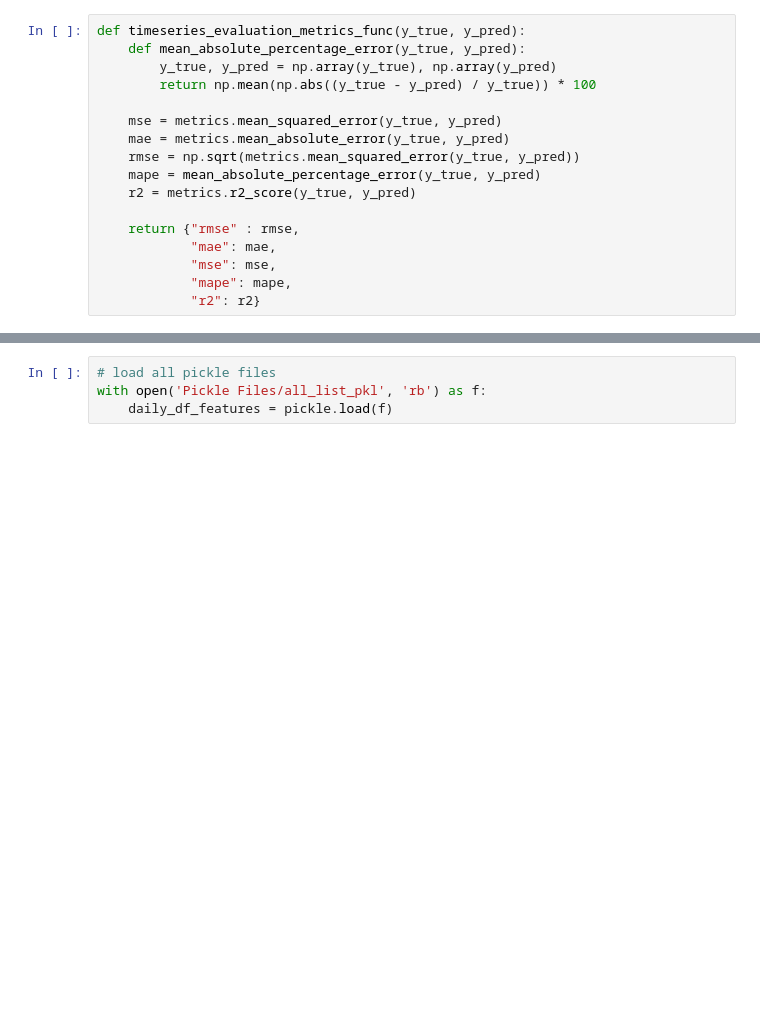
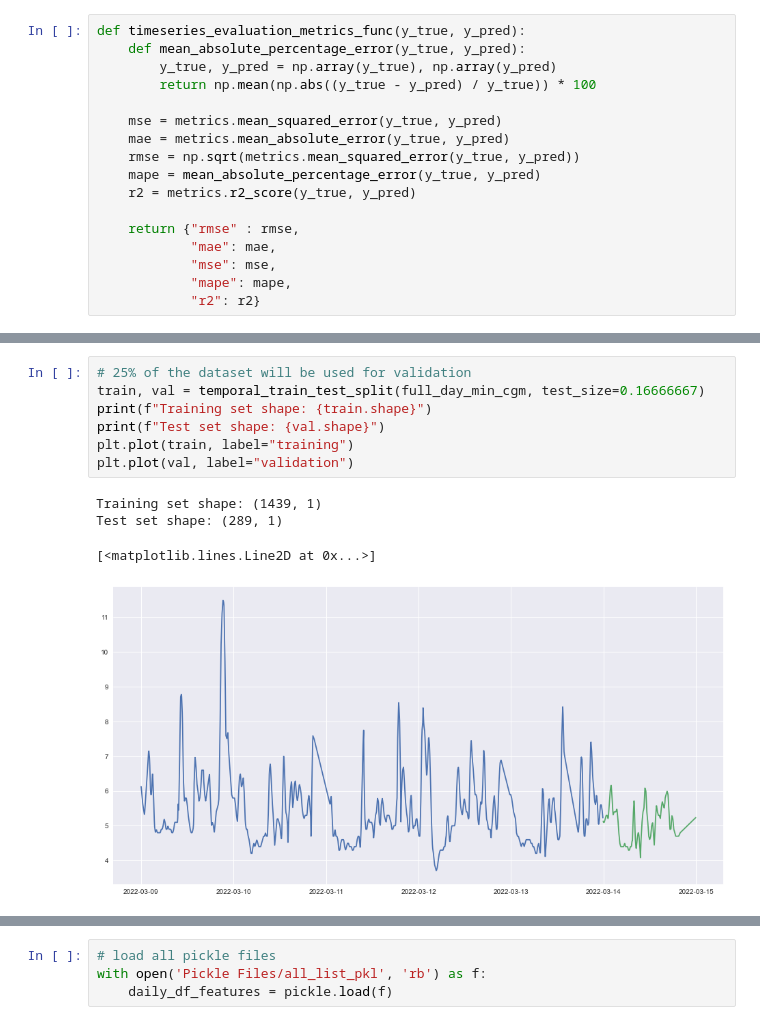
Before and after one commit to itsdarrenlee/BtechFYP, a Jupyter notebook: data/Phase 2 Trial (Mar 2022)/Analysis.ipynb, the cells around one changed output, grey strips where cells are left out. Saved outputs shown, nothing was run; the diff lists cells and outputs as text; blank space fills up the shorter version.

```diff
--- a/data/Phase 2 Trial (Mar 2022)/Analysis.ipynb
+++ b/data/Phase 2 Trial (Mar 2022)/Analysis.ipynb
@@ -180,0 +183,12 @@ Using the DARTS library for forecasting
+# %%
+# 25% of the dataset will be used for validation
+train, val = temporal_train_test_split(full_day_min_cgm, test_size=0.16666667)
+print(f"Training set shape: {train.shape}")
+print(f"Test set shape: {val.shape}")
+plt.plot(train, label="training")
+plt.plot(val, label="validation")
+# %% [output]
+Training set shape: (1439, 1)
+Test set shape: (289, 1)
+[<matplotlib.lines.Line2D at 0x...>]
+[figure, added]
```
Also changed, not shown: parts of 72 cells of this notebook.
